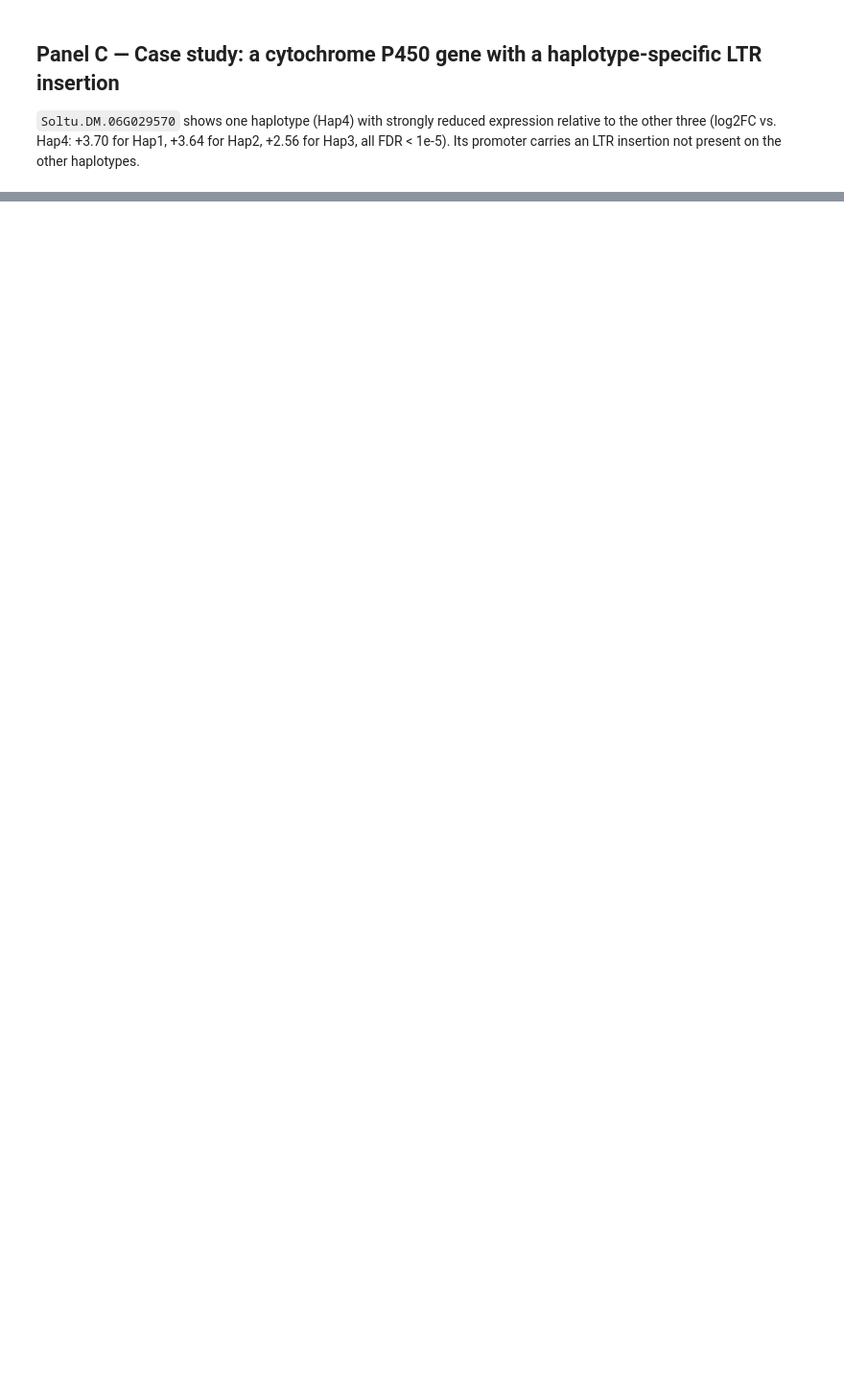
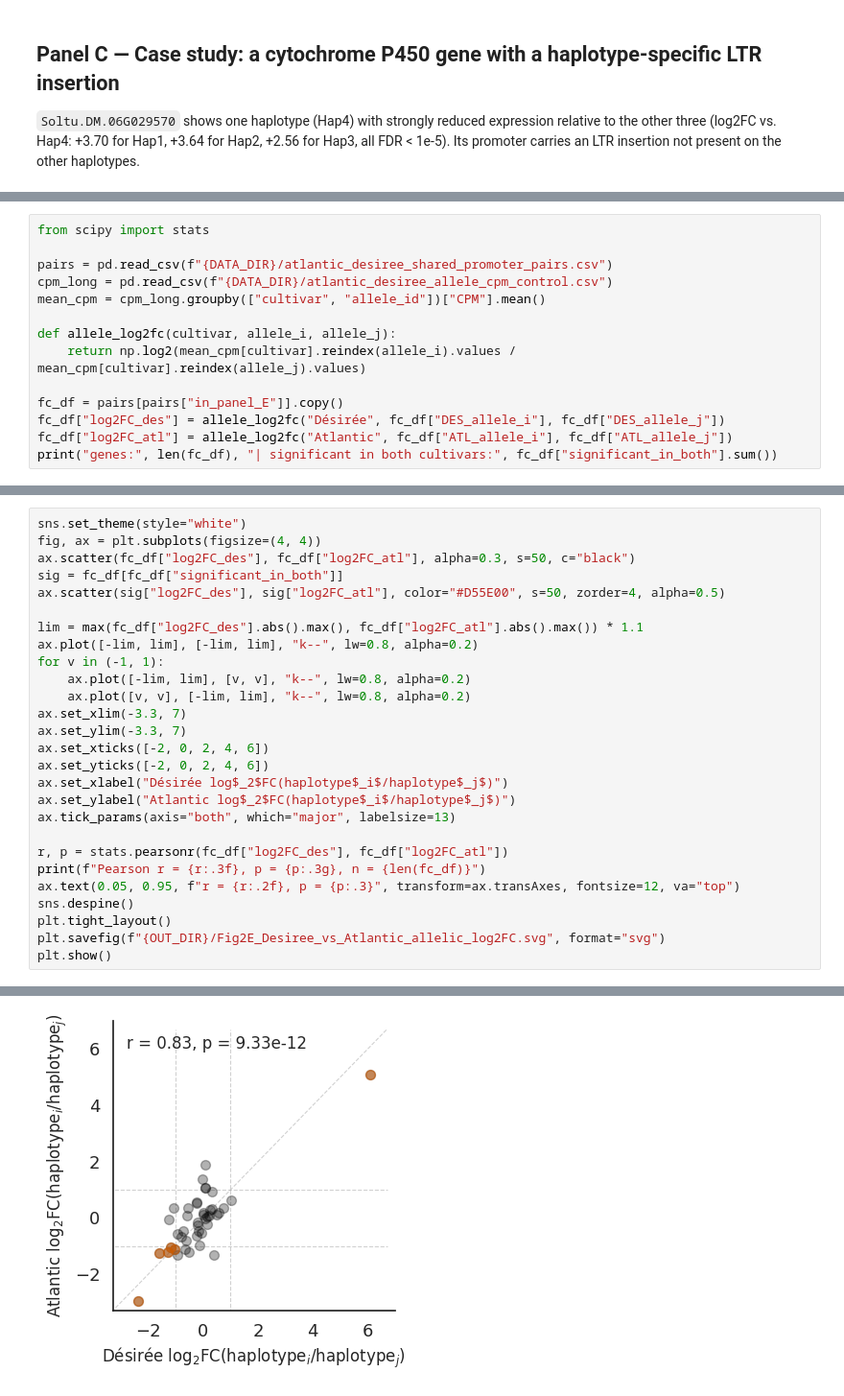
Before and after one commit to NIB-SI/LR-DESIREE-reproducibility, a Jupyter notebook: Fig2_ASE_SV_promoter_analysis_main.ipynb, the cells around one changed output, grey strips where cells are left out. Shown at 96% size. Drawn from its saved outputs; the diff is of its cells as text; blank space fills up the shorter version.

```diff
--- a/FigX_ASE_SV_promoter_analysis_main.ipynb
+++ b/Fig2_ASE_SV_promoter_analysis_main.ipynb
@@ -169,0 +187,14 @@ plt.show()
+# %%
+from scipy import stats
+
+pairs = pd.read_csv(f"{DATA_DIR}/atlantic_desiree_shared_promoter_pairs.csv")
+cpm_long = pd.read_csv(f"{DATA_DIR}/atlantic_desiree_allele_cpm_control.csv")
+mean_cpm = cpm_long.groupby(["cultivar", "allele_id"])["CPM"].mean()
+
+def allele_log2fc(cultivar, allele_i, allele_j):
+    return np.log2(mean_cpm[cultivar].reindex(allele_i).values / mean_cpm[cultivar].reindex(allele_j).values)
+
+fc_df = pairs[pairs["in_panel_E"]].copy()
+fc_df["log2FC_des"] = allele_log2fc("Désirée", fc_df["DES_allele_i"], fc_df["DES_allele_j"])
+fc_df["log2FC_atl"] = allele_log2fc("Atlantic", fc_df["ATL_allele_i"], fc_df["ATL_allele_j"])
+print("genes:", len(fc_df), "| significant in both cultivars:", fc_df["significant_in_both"].sum())
@@ -169,0 +205,28 @@ plt.show()
+# %%
+sns.set_theme(style="white")
+fig, ax = plt.subplots(figsize=(4, 4))
+ax.scatter(fc_df["log2FC_des"], fc_df["log2FC_atl"], alpha=0.3, s=50, c="black")
+sig = fc_df[fc_df["significant_in_both"]]
+ax.scatter(sig["log2FC_des"], sig["log2FC_atl"], color="#D55E00", s=50, zorder=4, alpha=0.5)
+
+lim = max(fc_df["log2FC_des"].abs().max(), fc_df["log2FC_atl"].abs().max()) * 1.1
+ax.plot([-lim, lim], [-lim, lim], "k--", lw=0.8, alpha=0.2)
+for v in (-1, 1):
+    ax.plot([-lim, lim], [v, v], "k--", lw=0.8, alpha=0.2)
+    ax.plot([v, v], [-lim, lim], "k--", lw=0.8, alpha=0.2)
+ax.set_xlim(-3.3, 7)
+ax.set_ylim(-3.3, 7)
+ax.set_xticks([-2, 0, 2, 4, 6])
+ax.set_yticks([-2, 0, 2, 4, 6])
+ax.set_xlabel("Désirée log$_2$FC(haplotype$_i$/haplotype$_j$)")
+ax.set_ylabel("Atlantic log$_2$FC(haplotype$_i$/haplotype$_j$)")
+ax.tick_params(axis="both", which="major", labelsize=13)
+
+r, p = stats.pearsonr(fc_df["log2FC_des"], fc_df["log2FC_atl"])
+print(f"Pearson r = {r:.3f}, p = {p:.3g}, n = {len(fc_df)}")
+ax.text(0.05, 0.95, f"r = {r:.2f}, p = {p:.3}", transform=ax.transAxes, fontsize=12, va="top")
+sns.despine()
+plt.tight_layout()
+plt.savefig(f"{OUT_DIR}/Fig2E_Desiree_vs_Atlantic_allelic_log2FC.svg", format="svg")
+plt.show()
+# %% [output]
@@ -169,0 +234 @@ plt.show()
+[figure, added]
```
Also changed, not shown: parts of 8 cells of this notebook, 3 other files.
